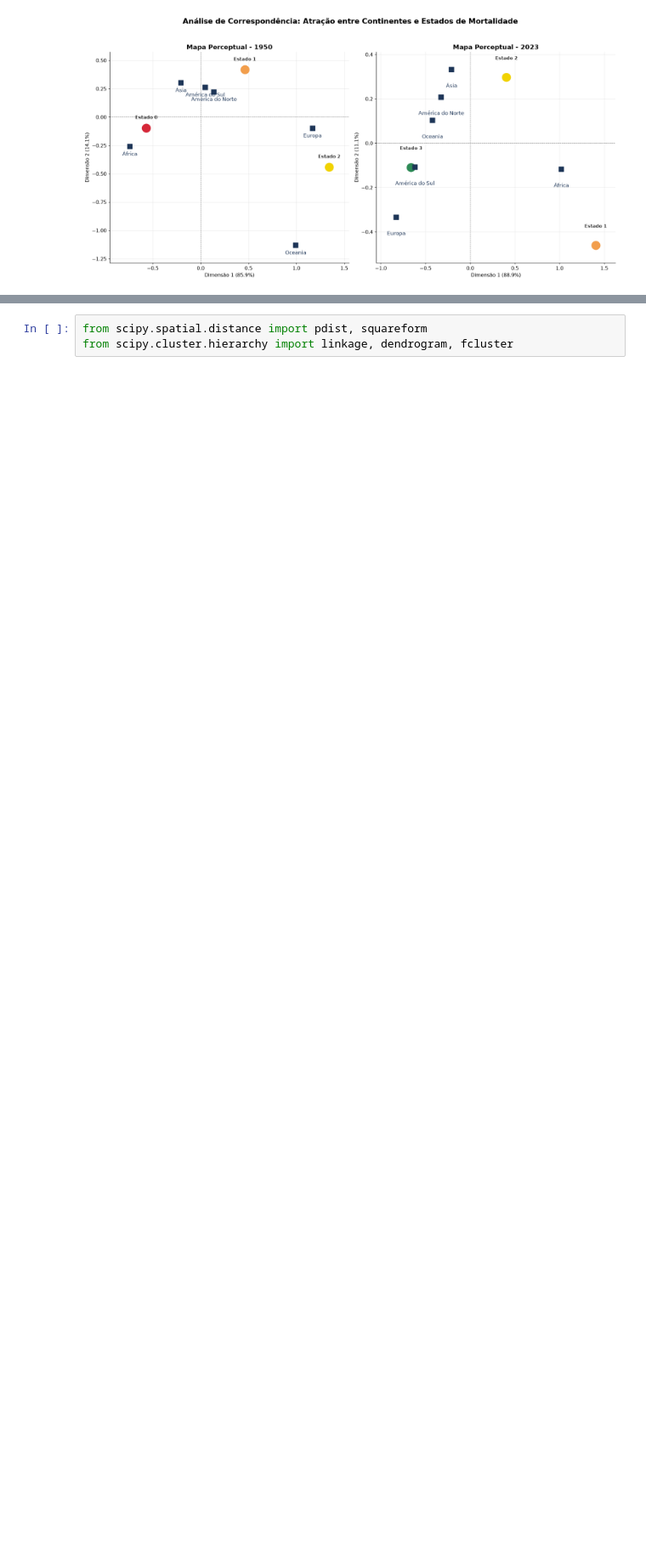
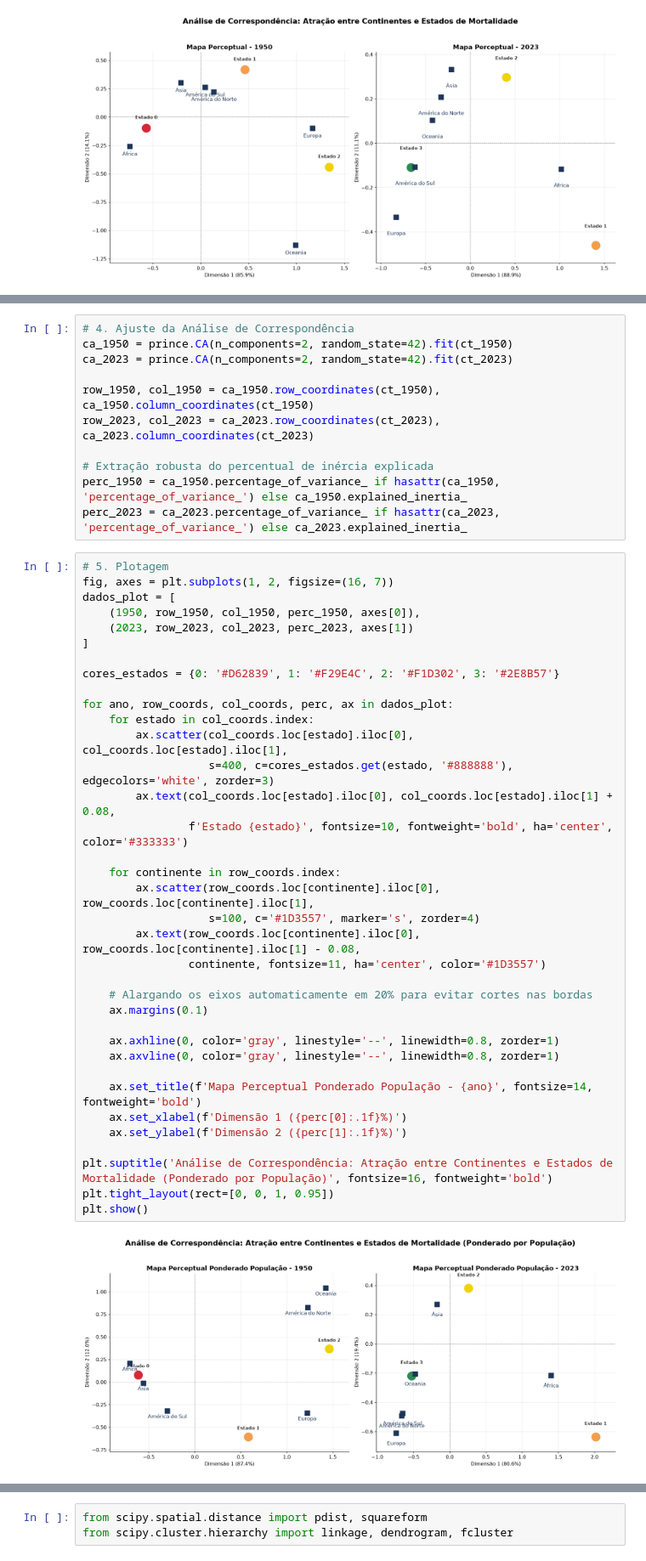
Before and after one commit to CAIO-LIMA-37/Dataquest-VeroData, a Jupyter notebook: notebooks/04_modelagem_series_temporais.ipynb, the cells around one changed output, grey strips where cells are left out. Shown at 85% size. Drawn from its saved outputs; the diff is of its cells as text; blank space fills up the shorter version.

```diff
--- a/notebooks/04_modelagem_series_temporais.ipynb
+++ b/notebooks/04_modelagem_series_temporais.ipynb
@@ -268 +347,50 @@ plt.show()
+# %%
+# 4. Ajuste da Análise de Correspondência
+ca_1950 = prince.CA(n_components=2, random_state=42).fit(ct_1950)
+ca_2023 = prince.CA(n_components=2, random_state=42).fit(ct_2023)
+
+row_1950, col_1950 = ca_1950.row_coordinates(ct_1950), ca_1950.column_coordinates(ct_1950)
+row_2023, col_2023 = ca_2023.row_coordinates(ct_2023), ca_2023.column_coordinates(ct_2023)
+
+# Extração robusta do percentual de inércia explicada
+perc_1950 = ca_1950.percentage_of_variance_ if hasattr(ca_1950, 'percentage_of_variance_') else ca_1950.explained_inertia_
+perc_2023 = ca_2023.percentage_of_variance_ if hasattr(ca_2023, 'percentage_of_variance_') else ca_2023.explained_inertia_
+# %%
+# 5. Plotagem
+fig, axes = plt.subplots(1, 2, figsize=(16, 7))
+dados_plot = [
+    (1950, row_1950, col_1950, perc_1950, axes[0]),
+    (2023, row_2023, col_2023, perc_2023, axes[1])
+]
+
+cores_estados = {0: '#D62839', 1: '#F29E4C', 2: '#F1D302', 3: '#2E8B57'}
+
+for ano, row_coords, col_coords, perc, ax in dados_plot:
+    for estado in col_coords.index:
+        ax.scatter(col_coords.loc[estado].iloc[0], col_coords.loc[estado].iloc[1],
+                   s=400, c=cores_estados.get(estado, '#888888'), edgecolors='white', zorder=3)
+        ax.text(col_coords.loc[estado].iloc[0], col_coords.loc[estado].iloc[1] + 0.08,
+                f'Estado {estado}', fontsize=10, fontweight='bold', ha='center', color='#333333')
+
+    for continente in row_coords.index:
+        ax.scatter(row_coords.loc[continente].iloc[0], row_coords.loc[continente].iloc[1],
+                   s=100, c='#1D3557', marker='s', zorder=4)
+        ax.text(row_coords.loc[continente].iloc[0], row_coords.loc[continente].iloc[1] - 0.08,
+                continente, fontsize=11, ha='center', color='#1D3557')
+
+    # Alargando os eixos automaticamente em 20% para evitar cortes nas bordas
+    ax.margins(0.1)
+
+    ax.axhline(0, color='gray', linestyle='--', linewidth=0.8, zorder=1)
+    ax.axvline(0, color='gray', linestyle='--', linewidth=0.8, zorder=1)
+
+    ax.set_title(f'Mapa Perceptual Ponderado População - {ano}', fontsize=14, fontweight='bold')
+    ax.set_xlabel(f'Dimensão 1 ({perc[0]:.1f}%)')
+    ax.set_ylabel(f'Dimensão 2 ({perc[1]:.1f}%)')
+
+plt.suptitle('Análise de Correspondência: Atração entre Continentes e Estados de Mortalidade (Ponderado por População)', fontsize=16, fontweight='bold')
+plt.tight_layout(rect=[0, 0, 1, 0.95])
+plt.show()
+# %% [output]
+[figure, added]
 # %% [markdown]
```
Also changed, not shown: parts of 13 cells of this notebook, 4 other files.
